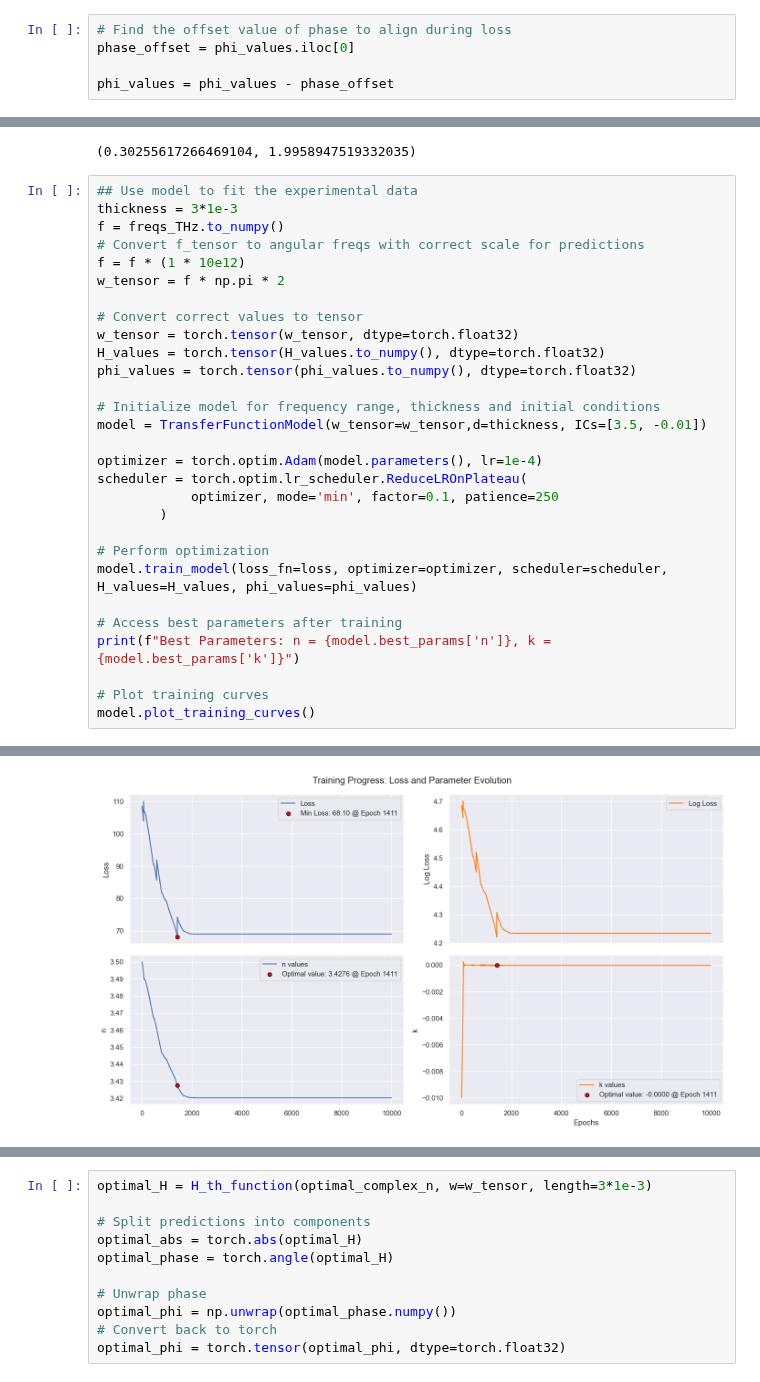
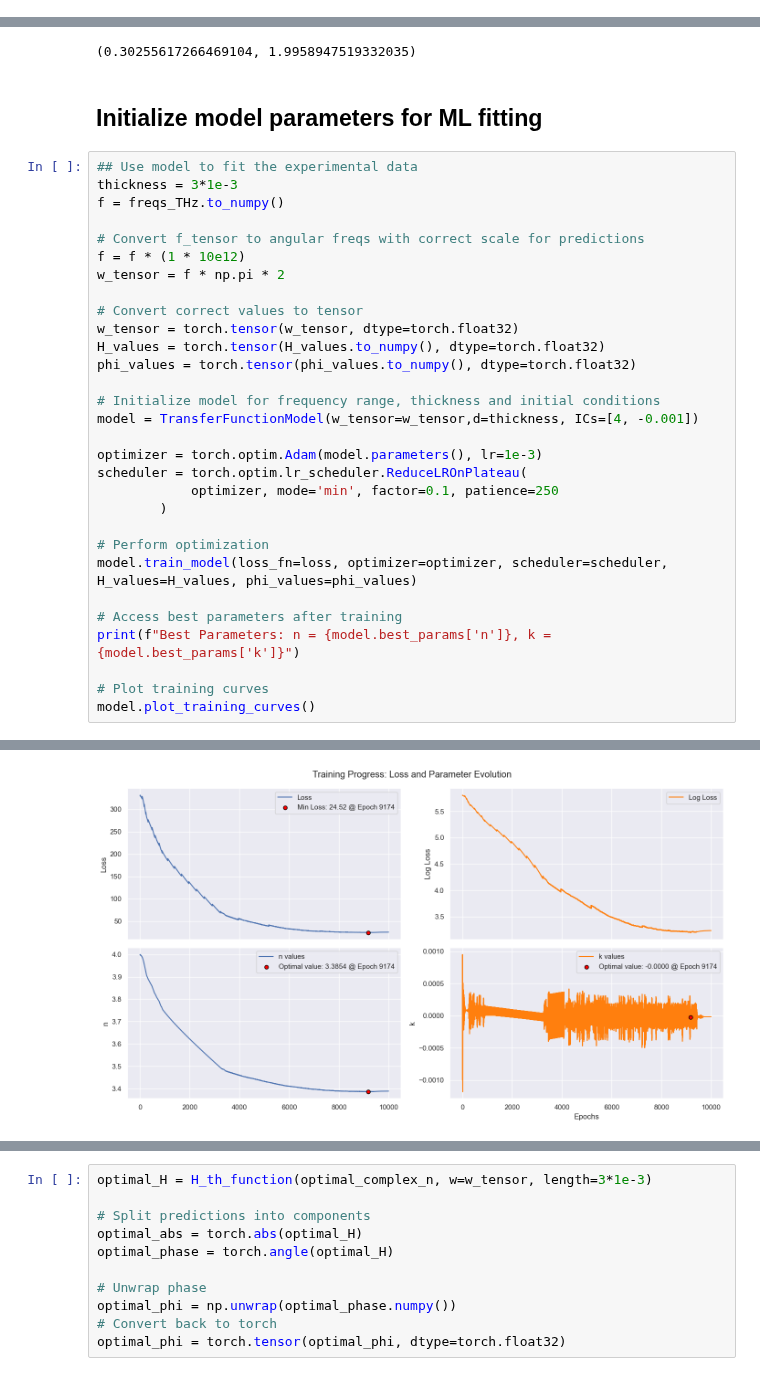
Before and after one commit to tls54/THz-TDS, a Jupyter notebook: PINNs/Back_propagation/experimental_data_testing.ipynb, the cells around one changed output, grey strips where cells are left out. Cells and saved outputs as stored; diff of their text form.

```diff
--- a/PINNs/Back_propagation/experimental_data_testing.ipynb
+++ b/PINNs/Back_propagation/experimental_data_testing.ipynb
@@ -112,5 +111,0 @@ pandas.core.series.Series
-# %%
-# Find the offset value of phase to align during loss
-phase_offset = phi_values.iloc[0]
-
-phi_values = phi_values - phase_offset
@@ -122,10 +119,13 @@ plot_transfer(freqs_THz, H_values, phi_values)
 min(freqs_THz), max(freqs_THz)
 # %% [output]
 (0.30255617266469104, 1.9958947519332035)
+# %% [markdown]
+## Initialize model parameters for ML fitting
 # %%
 ## Use model to fit the experimental data
 thickness = 3*1e-3
 f = freqs_THz.to_numpy()
+
 # Convert f_tensor to angular freqs with correct scale for predictions
 f = f * (1 * 10e12)
 w_tensor = f * np.pi * 2
@@ -136,9 +136,9 @@ H_values = torch.tensor(H_values.to_numpy(), dtype=torch.float32)
 phi_values = torch.tensor(phi_values.to_numpy(), dtype=torch.float32)
 
 # Initialize model for frequency range, thickness and initial conditions
-model = TransferFunctionModel(w_tensor=w_tensor,d=thickness, ICs=[3.5, -0.01])
+model = TransferFunctionModel(w_tensor=w_tensor,d=thickness, ICs=[4, -0.001])
 
-optimizer = torch.optim.Adam(model.parameters(), lr=1e-4)
+optimizer = torch.optim.Adam(model.parameters(), lr=1e-3)
 scheduler = torch.optim.lr_scheduler.ReduceLROnPlateau(
             optimizer, mode='min', factor=0.1, patience=250
         )
@@ -172,4 +172,4 @@ Best Parameters: n = 3.427647352218628, k = -6.628834398725303e-06
-[figure, old version]
+[figure, new version]
 # %%
 plot_loss_contributions(model.phase_loss_history, model.abs_loss_history)
 # %% [output]
```
Also changed, not shown: parts of 30 cells of this notebook, 5 other files.
